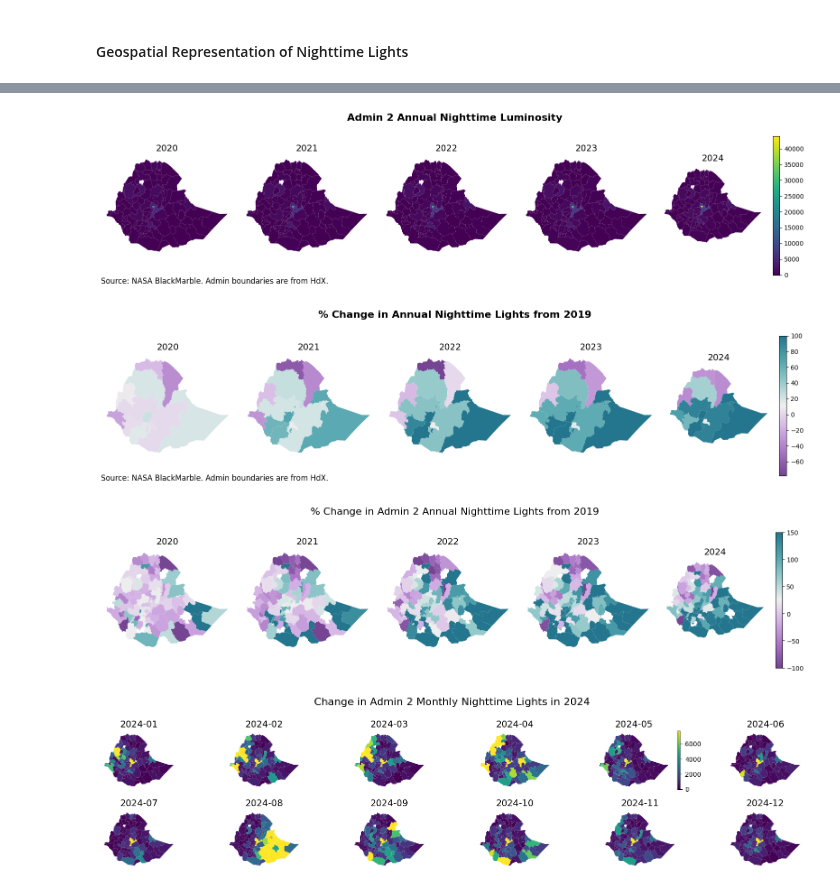
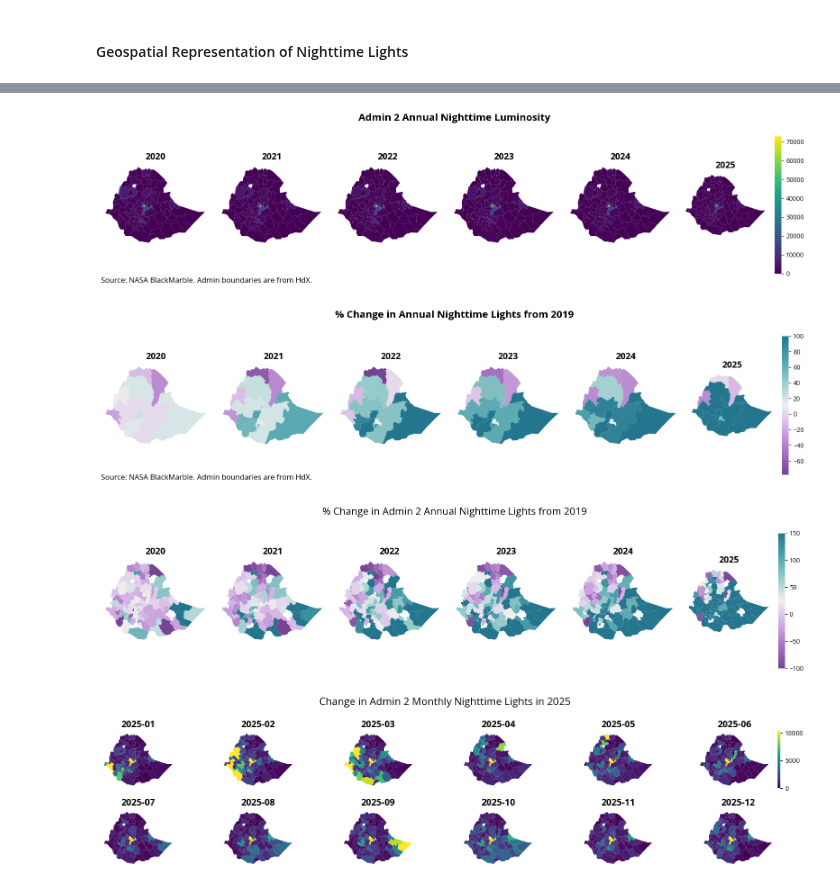
Before and after one commit to datapartnership/ethiopia-economic-monitoring, a Jupyter notebook: notebooks/nighttime-lights/nighttime-lights-collection2.ipynb, the cells around one changed output, grey strips where cells are left out. Cells and saved outputs as stored; diff of their text form; code cells hidden in the pictures.

```diff
--- a/notebooks/nighttime-lights/nighttime-lights-collection2.ipynb
+++ b/notebooks/nighttime-lights/nighttime-lights-collection2.ipynb
@@ -175,9 +177,9 @@ ntl_adm0_monthly['date'] = pd.to_datetime(ntl_adm0_monthly['date'])
 ntl_adm1_monthly['date'] = pd.to_datetime(ntl_adm1_monthly['date'])
 ntl_adm2_monthly['date'] = pd.to_datetime(ntl_adm2_monthly['date'])
 # %%
-ntl_adm0_annual = pd.read_csv('../../ntl-collection2/ethiopia_adm0_annual_2019_2025_collection2.csv')
-ntl_adm1_annual = pd.read_csv('../../ntl-collection2/ethiopia_adm1_annual_2019_2025_collection2.csv')
-ntl_adm2_annual = pd.read_csv('../../ntl-collection2/ntl_adm2_annual_collection2.csv')
+ntl_adm0_annual = pd.read_csv("../../data/nighttime-lights/data/aggregated/annual/ntl_eth_adm0_annual.csv")
+ntl_adm1_annual = pd.read_csv("../../data/nighttime-lights/data/aggregated/annual/ntl_eth_adm1_annual.csv")
+ntl_adm2_annual = pd.read_csv("../../data/nighttime-lights/data/aggregated/annual/ntl_eth_adm2_annual.csv")
 
 ntl_adm0_annual['date'] = pd.to_datetime(ntl_adm0_annual['date'])
 ntl_adm1_annual['date'] = pd.to_datetime(ntl_adm1_annual['date'])
@@ -185,5 +187,5 @@ ntl_adm2_annual['date'] = pd.to_datetime(ntl_adm2_annual['date'])
 
 #ntl_adm0_annual.drop(columns=['Unnamed: 0'], inplace=True)
 #ntl_adm1_annual.drop(columns=['Unnamed: 0'], inplace=True)
-ntl_adm2_annual.drop(columns=['Unnamed: 0'], inplace=True)
+#ntl_adm2_annual.drop(columns=['Unnamed: 0'], inplace=True)
 # %%
@@ -692,7 +688,7 @@ colors = ["#754493", "#A873C4", "#D1AEE3", "#EFEFEF", "#98CBCC", "#4EA2AC", "#24
 custom_cmap = mcolors.LinearSegmentedColormap.from_list("custom_cmap", colors, N=256)
 
 # Define the years to loop through
-years = [2020, 2021, 2022, 2023, 2024]
+years = [2020, 2021, 2022, 2023, 2024, 2025]
 
 
 # Calculate vmin and vmax for consistent color scaling
@@ -705,7 +701,7 @@ vmax = ntl_admin1_annual_gdf[ntl_admin1_annual_gdf["date"] > "2019-01-01"][
 
 # Create subplots
 fig, axes = plt.subplots(
-    1, 5, figsize=(16, 4), gridspec_kw={"width_ratios": [1, 1, 1, 1, 1]}
+    1, 6, figsize=(16, 4), gridspec_kw={"width_ratios": [1, 1, 1, 1, 1, 1]}
 )  # 2 rows, 2 columns for 4 subplots
 axes = axes.flatten()  # Flatten for easy indexing
 
@@ -761,7 +757,7 @@ colors = ["#754493", "#A873C4", "#D1AEE3", "#EFEFEF", "#98CBCC", "#4EA2AC", "#24
 custom_cmap = mcolors.LinearSegmentedColormap.from_list("custom_cmap", colors, N=256)
 
 # Define the years to loop through
-years = [2020, 2021, 2022, 2023, 2024]
+years = [2020, 2021, 2022, 2023, 2024, 2025]
 
 # Calculate vmin and vmax for consistent color scaling
 vmin = ntl_admin2_annual_gdf[ntl_admin2_annual_gdf["date"] > "2019-01-01"]["ntl_sum"].min()
@@ -770,7 +766,7 @@ vmax_values = ntl_admin2_annual_gdf[ntl_admin2_annual_gdf["date"] > "2019-01-01"
 # Sort regions by decreasing vmax
 sorted_regions = vmax_values.sort_values(ascending=False).index.tolist()
 
-fig, axes = plt.subplots(1, 5, figsize=(16, 4), gridspec_kw={"width_ratios": [1, 1, 1, 1, 1]})
+fig, axes = plt.subplots(1, 6, figsize=(16, 4), gridspec_kw={"width_ratios": [1, 1, 1, 1, 1, 1]})
 axes = axes.flatten()
 
 for idx, year in enumerate(years):
@@ -804,7 +800,7 @@ plt.figtext(
 plt.tight_layout(rect=[0, 0, 1, 0.95])
 plt.show()
 # %% [output]
-[figure, old version]
+[figure, new version]
 # %%
 import matplotlib.pyplot as plt
 import geopandas as gpd
@@ -821,7 +817,7 @@ colors = ["#754493", "#A873C4", "#D1AEE3", "#EFEFEF", "#98CBCC", "#4EA2AC", "#24
 custom_cmap = mcolors.LinearSegmentedColormap.from_list("custom_cmap", colors, N=256)
 
 # Define the years to loop through
-years = [2020, 2021, 2022, 2023, 2024]
+years = [2020, 2021, 2022, 2023, 2024, 2025]
 
 
 # Calculate vmin and vmax for consistent color scaling
@@ -832,7 +828,7 @@ vmax = 100  # ntl_admin1_annual_gdf[ntl_admin1_annual_gdf['date']>'2019-01-01'][
 
 # Create subplots
 fig, axes = plt.subplots(
-    1, 5, figsize=(16, 4), gridspec_kw={"width_ratios": [1, 1, 1, 1, 1]}
+    1, 6, figsize=(16, 4), gridspec_kw={"width_ratios": [1, 1, 1, 1, 1, 1]}
 )  # 2 rows, 2 columns for 4 subplots
 axes = axes.flatten()  # Flatten for easy indexing
 
@@ -878,13 +874,13 @@ plt.figtext(
 plt.tight_layout(rect=[0, 0, 1, 0.95])  # Leave space for the main title
 plt.show()
 # %% [output]
-[figure, old version]
+[figure, new version]
 # %%
 import matplotlib.pyplot as plt
 import geopandas as gpd
 
 # Define the years to loop through
-years = [2020, 2021, 2022, 2023, 2024]
+years = [2020, 2021, 2022, 2023, 2024, 2025]
 
 # Calculate vmin and vmax for consistent color scaling
 vmin = ntl_admin2_annual_gdf[ntl_admin2_annual_gdf["date"] > "2019-01-01"][
@@ -893,45 +889,45 @@ vmin = ntl_admin2_annual_gdf[ntl_admin2_annual_gdf["date"] > "2019-01-01"][
 vmax = 150  # ntl_admin2_annual_gdf[ntl_admin2_annual_gdf['date']>'2019-01-01']['percent_change'].max()
 
 # Create subplots
-fig, axes = plt.subplots(1, 5, figsize=(16, 4))  # 2 rows, 2 columns for 4 subplots
+fig, axes = plt.subplots(1, 6, figsize=(16, 4))  # 1 row, 6 columns for 6 subplots
 axes = axes.flatten()  # Flatten for easy indexing
 
 for idx, year in enumerate(years):
     # Filter the GeoDataFrame for the given year
     filtered_data = ntl_admin2_annual_gdf[
         ntl_admin2_annual_gdf["date"] == f"{year}-01-01"
     ]
 
     # Add the legend only to the last plot
     legend = idx == len(years) - 1
 
     # Plot on the respective subplot
     filtered_data.plot(
         column="percent_change_ntl_sum_2019",
         ax=axes[idx],
         legend=legend,  # Add legend only for the last plot
         vmin=vmin,
         vmax=vmax,
         cmap=custom_cmap,  # Adjust color map as needed
     )
     axes[idx].set_title(f"{year}", fontsize=14)  # Set title to just the year
     axes[idx].axis("off")
 
 # Add a main title
 fig.suptitle("% Change in Admin 2 Annual Nighttime Lights from 2019", fontsize=16, y=0.95)
 
 # Adjust layout
 plt.tight_layout(rect=[0, 0, 1, 0.95])  # Leave space for the main title
 plt.show()
 # %% [output]
-[figure, old version]
+[figure, new version]
 # %%
 import matplotlib.pyplot as plt
 import geopandas as gpd
 
 # Define the years to loop through
 months_2024 = (
-    pd.date_range("2024-01-01", periods=12, freq="MS").strftime("%Y-%m").tolist()
+    pd.date_range("2025-01-01", periods=12, freq="MS").strftime("%Y-%m").tolist()
 )
 
 
@@ -966,10 +962,10 @@ for idx, month in enumerate(months_2024):
     axes[idx].axis("off")
 
 # Add a main title
-fig.suptitle("Change in Admin 2 Monthly Nighttime Lights in 2024", fontsize=16, y=0.95)
+fig.suptitle("Change in Admin 2 Monthly Nighttime Lights in 2025", fontsize=16, y=0.95)
 
 # Adjust layout
 plt.tight_layout(rect=[0, 0, 1, 0.95])  # Leave space for the main title
 plt.show()
 # %% [output]
-[figure, old version]
+[figure, new version]
```
Also changed, not shown: parts of 11 cells of this notebook, 1 other file.
